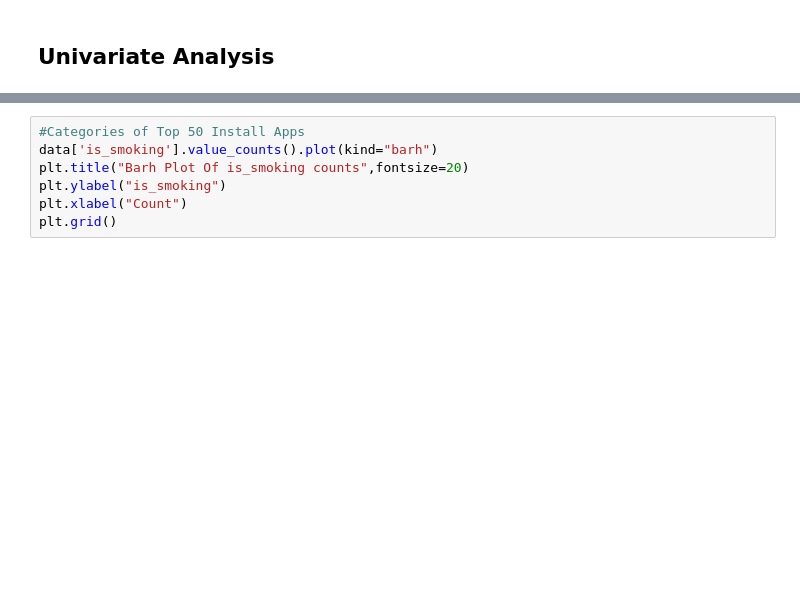
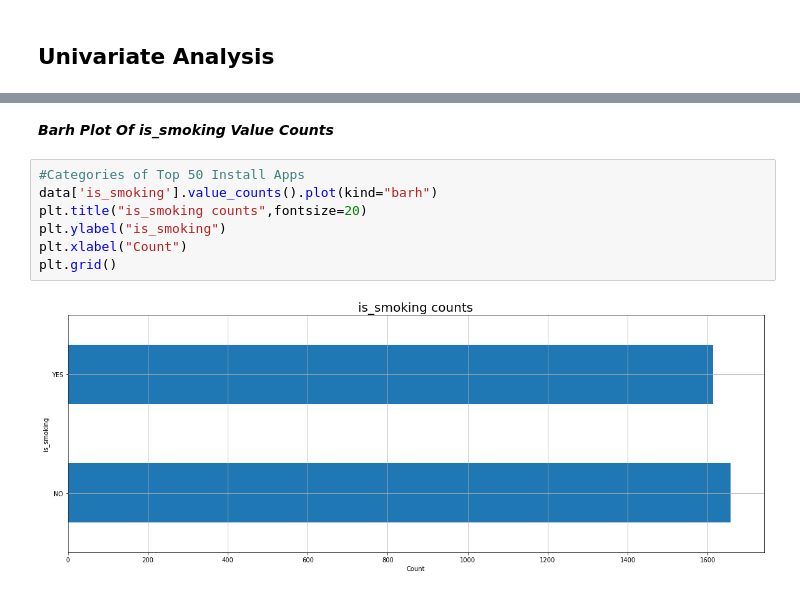
Before and after one commit to saurabhshinkar/CRP, a Jupyter notebook: Cardiovascular_Risk_prediction_Saurabh_Shinkar.ipynb, the cells around one changed output, grey strips where cells are left out. Cells and saved outputs as stored; diff of their text form; blank space fills up the shorter version.

```diff
--- a/Cardiovascular_Risk_prediction_Saurabh_Shinkar.ipynb
+++ b/Cardiovascular_Risk_prediction_Saurabh_Shinkar.ipynb
@@ -231,7 +330,11 @@ plt.show()
+# %% [markdown]
+***Barh Plot Of is_smoking Value Counts***
 # %%
 #Categories of Top 50 Install Apps
 data['is_smoking'].value_counts().plot(kind="barh")
-plt.title("Barh Plot Of is_smoking counts",fontsize=20)
+plt.title("is_smoking counts",fontsize=20)
 plt.ylabel("is_smoking")
 plt.xlabel("Count")
 plt.grid()
+# %% [output]
+[figure, added]
```
Also changed, not shown: parts of 35 cells of this notebook.
